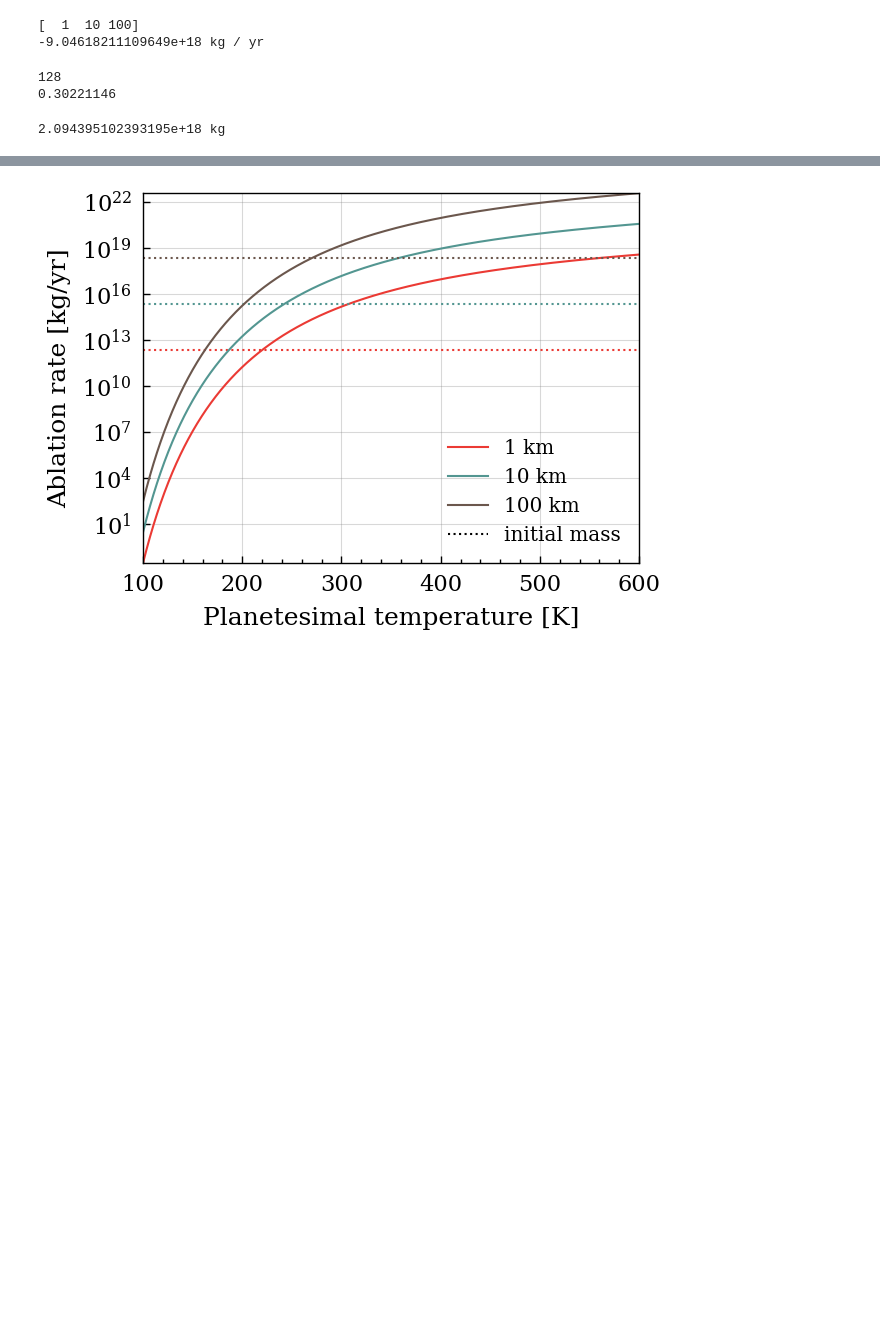
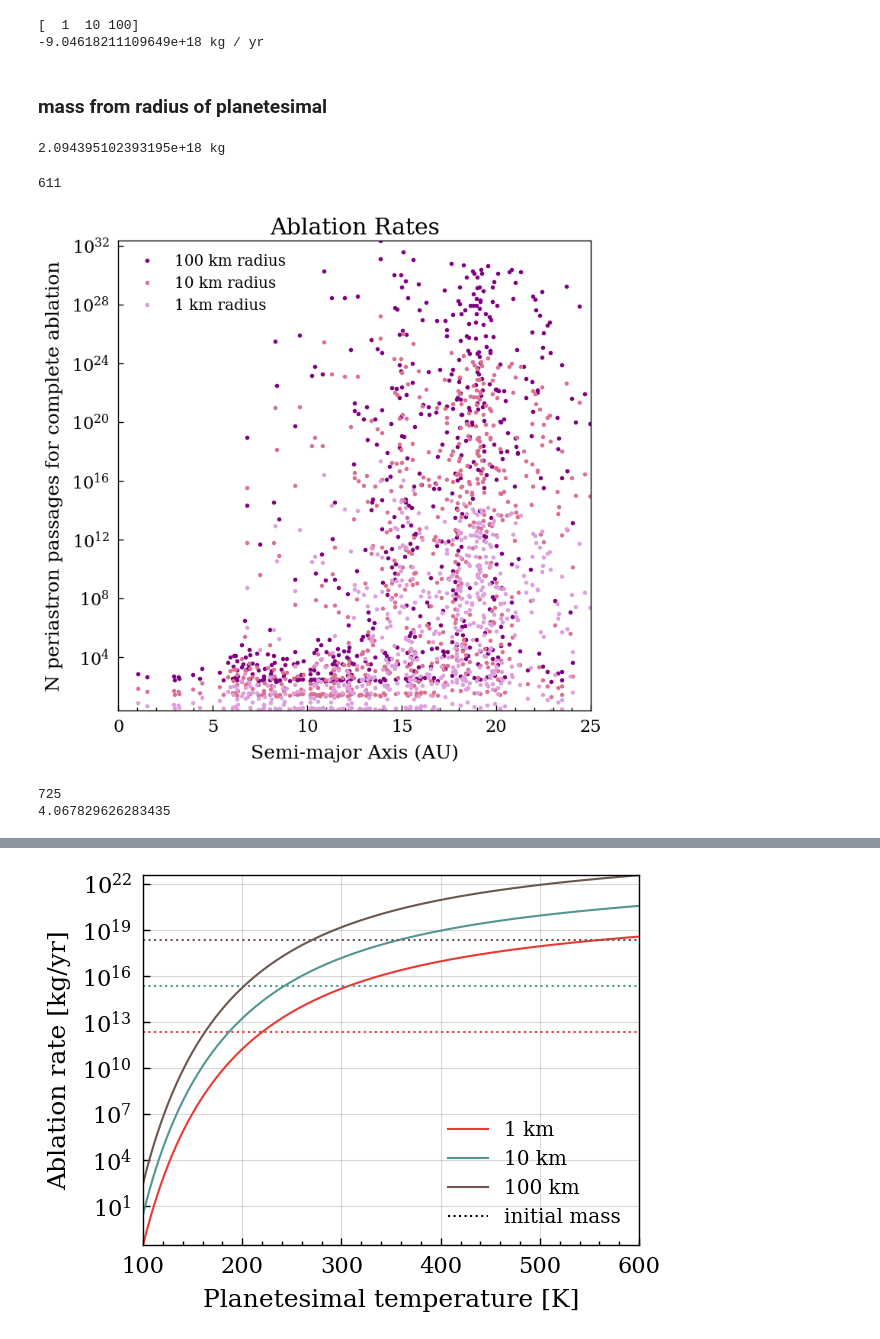
Before and after one commit to allsmurph/thesis_code_capybara, a Jupyter notebook: planetesimal_temp.ipynb, the cells around one changed output, grey strips where cells are left out. Saved outputs shown, nothing was run; the diff lists cells and outputs as text; code cells hidden in the pictures; blank space fills up the shorter version.

```diff
--- a/planetesimal_temp.ipynb
+++ b/planetesimal_temp.ipynb
@@ -467,12 +467,8 @@ def ablation_vs_semimajor_axis(peris, semis, r_pl, factor=1, paper_method=True,
     ablation_rates = np.array(ablation_rates)
 
     return ablation_rates*u.kg/u.yr
-# %%
-print(np.argmax(two_pl_results['all_semis']))
-print(two_pl_results['all_peris'][128])
-# %% [output]
-128
-0.30221146
+# %% [markdown]
+### mass from radius of planetesimal
 # %%
 def mass_from_radius(radius):
     return 1000 * u.kg / u.m**3 * ((radius*u.km).to(u.AU))**3 * 2/3 * np.pi
@@ -480,3 +476,11 @@ def mass_from_radius(radius):
 print(mass_from_radius(100).to('kg'))
 # %% [output]
 2.094395102393195e+18 kg
+# %%
+ablation_rates_from_data_three_pl_1km = ablation_vs_semimajor_axis(three_pl_results['all_peris'][:], three_pl_results['all_semis'][:], r_pls[0], factor=1, paper_method=False)
+ablation_rates_from_data_three_pl_10km = ablation_vs_semimajor_axis(three_pl_results['all_peris'][:], three_pl_results['all_semis'][:], r_pls[1], factor=1, paper_method=False)
+ablation_rates_from_data_three_pl_100km = ablation_vs_semimajor_axis(three_pl_results['all_peris'][:], three_pl_results['all_semis'][:], r_pls[2], factor=1, paper_method=False)
+# %%
+print(len(ablation_rates_from_data_three_pl_1km))
+# %% [output]
+611
@@ -483,3 +491,34 @@ print(mass_from_radius(100).to('kg'))
+# %%
+mass_ablated_per_passage_data_three_pl_1km = ablation_rates_from_data_three_pl_1km * time_spend_at_peri
+mass_ablated_per_passage_data_three_pl_10km = ablation_rates_from_data_three_pl_10km * time_spend_at_peri
+mass_ablated_per_passage_data_three_pl_100km = ablation_rates_from_data_three_pl_100km * time_spend_at_peri
+
+number_of_passages_needed_1km = (mass_from_radius(r_pls[0]) / mass_ablated_per_passage_data_three_pl_1km).to('')
+number_of_passages_needed_10km = (mass_from_radius(r_pls[1]) / mass_ablated_per_passage_data_three_pl_10km).to('')
+number_of_passages_needed_100km = (mass_from_radius(r_pls[2]) / mass_ablated_per_passage_data_three_pl_100km).to('')
+
+fig, ax = plt.subplots(figsize=(8, 8))
+plt.plot(three_pl_results['all_semis'][:], number_of_passages_needed_100km, 'o', markersize=3, c='purple', label='100 km radius')
+plt.plot(three_pl_results['all_semis'][:], number_of_passages_needed_10km, 'o', markersize=3, c='palevioletred', label='10 km radius')
+plt.plot(three_pl_results['all_semis'][:], number_of_passages_needed_1km, 'o', markersize=3, c='plum', label='1 km radius')
+
+plt.xlabel('Semi-major Axis (AU)')
+plt.ylabel('N periastron passages for complete ablation')
+plt.title('Ablation Rates')
+plt.xlim(0, 25)
+plt.yscale('log')
+plt.legend(loc='upper left')
+#plt.ylim(1, 1e8)
+#plt.yscale('log')
+plt.show()
+# %% [output]
+[figure, added]
+# %%
+print(np.argmax(two_pl_results['all_semis']))
+print(two_pl_results['all_peris'][128])
+# %% [output]
+725
+4.067829626283435
 # %%
 semis = np.linspace(0.1, 100, 1000)
 fig, ax = plt.subplots(1, 2, figsize=(12,6))
```
Also changed, not shown: parts of 17 cells of this notebook, 8 other files.
